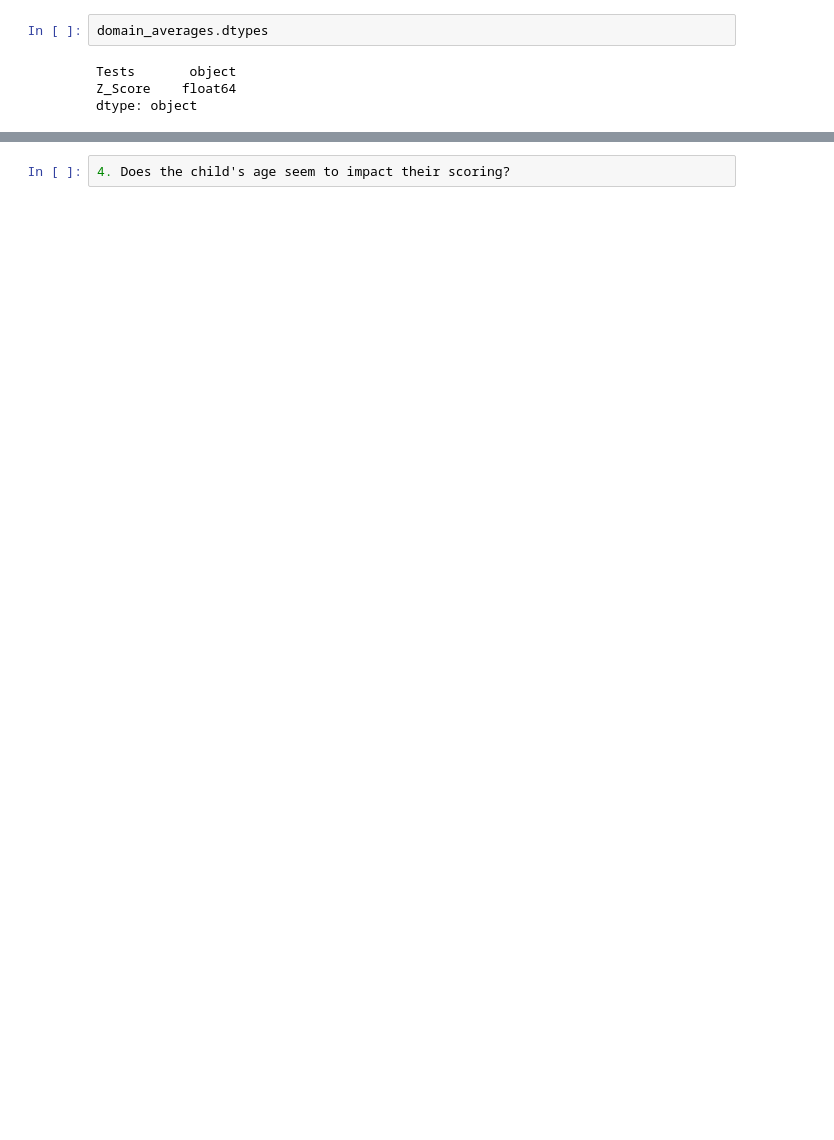
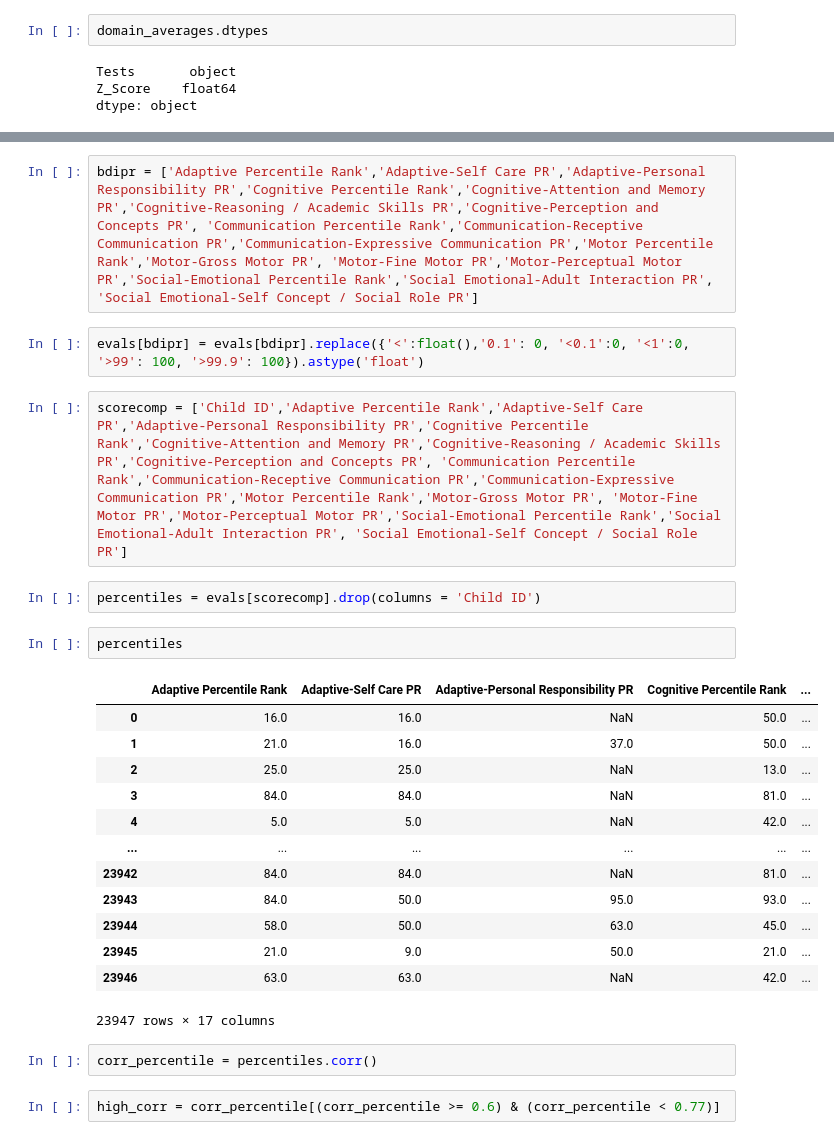
Before and after one commit to NSS-Full-Time-Data-Analytics-11/teis-project-annie, a Jupyter notebook: notebook/teis_project_liam.ipynb, the cells around one changed output, grey strips where cells are left out. Drawn from its saved outputs; the diff is of its cells as text; blank space fills up the shorter version.

```diff
--- a/notebook/teis_project_liam.ipynb
+++ b/notebook/teis_project_liam.ipynb
@@ -82,2 +58,28 @@ high_corr
-# %%
-4. Does the child's age seem to impact their scoring?
+# %%
+bdipr = ['Adaptive Percentile Rank','Adaptive-Self Care PR','Adaptive-Personal Responsibility PR','Cognitive Percentile Rank','Cognitive-Attention and Memory PR','Cognitive-Reasoning / Academic Skills PR','Cognitive-Perception and Concepts PR', 'Communication Percentile Rank','Communication-Receptive Communication PR','Communication-Expressive Communication PR','Motor Percentile Rank','Motor-Gross Motor PR', 'Motor-Fine Motor PR','Motor-Perceptual Motor PR','Social-Emotional Percentile Rank','Social Emotional-Adult Interaction PR', 'Social Emotional-Self Concept / Social Role PR']
+# %%
+evals[bdipr] = evals[bdipr].replace({'<':float(),'0.1': 0, '<0.1':0, '<1':0, '>99': 100, '>99.9': 100}).astype('float')
+# %%
+scorecomp = ['Child ID','Adaptive Percentile Rank','Adaptive-Self Care PR','Adaptive-Personal Responsibility PR','Cognitive Percentile Rank','Cognitive-Attention and Memory PR','Cognitive-Reasoning / Academic Skills PR','Cognitive-Perception and Concepts PR', 'Communication Percentile Rank','Communication-Receptive Communication PR','Communication-Expressive Communication PR','Motor Percentile Rank','Motor-Gross Motor PR', 'Motor-Fine Motor PR','Motor-Perceptual Motor PR','Social-Emotional Percentile Rank','Social Emotional-Adult Interaction PR', 'Social Emotional-Self Concept / Social Role PR']
+# %%
+percentiles = evals[scorecomp].drop(columns = 'Child ID')
+# %%
+percentiles
+# %% [output]
+|  | Adaptive Percentile Rank | Adaptive-Self Care PR | Adaptive-Personal Responsibility PR | Cognitive Percentile Rank | ... |
+| 0 | 16.0 | 16.0 | NaN | 50.0 | ... |
+| 1 | 21.0 | 16.0 | 37.0 | 50.0 | ... |
+| 2 | 25.0 | 25.0 | NaN | 13.0 | ... |
+| 3 | 84.0 | 84.0 | NaN | 81.0 | ... |
+| 4 | 5.0 | 5.0 | NaN | 42.0 | ... |
+| ... | ... | ... | ... | ... | ... |
+| 23942 | 84.0 | 84.0 | NaN | 81.0 | ... |
+| 23943 | 84.0 | 50.0 | 95.0 | 93.0 | ... |
+| 23944 | 58.0 | 50.0 | 63.0 | 45.0 | ... |
+| 23945 | 21.0 | 9.0 | 50.0 | 21.0 | ... |
+| 23946 | 63.0 | 63.0 | NaN | 42.0 | ... |
+23947 rows × 17 columns
+# %%
+corr_percentile = percentiles.corr()
+# %%
+high_corr = corr_percentile[(corr_percentile >= 0.6) & (corr_percentile < 0.77)]
```
Also changed, not shown: parts of 16 cells of this notebook.
